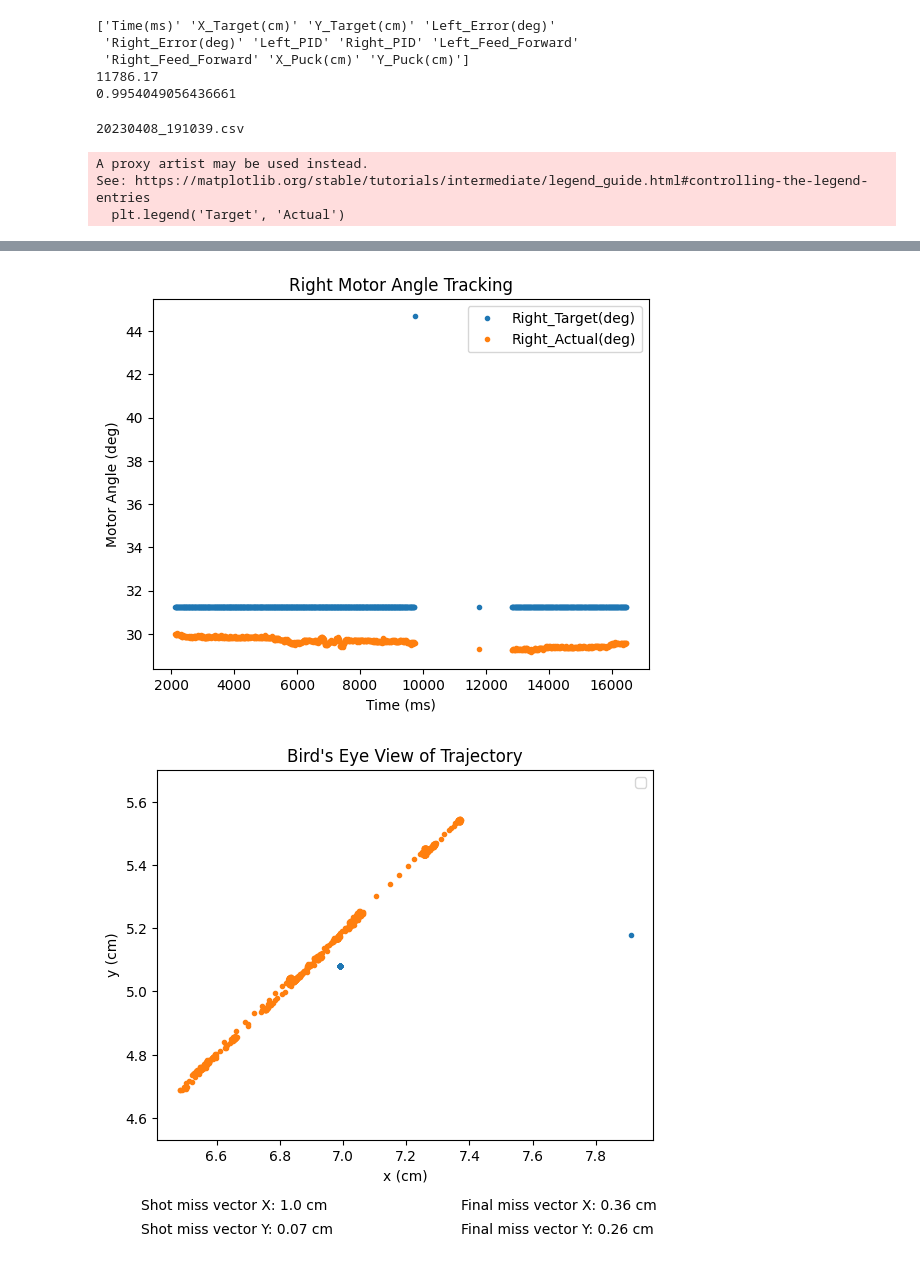
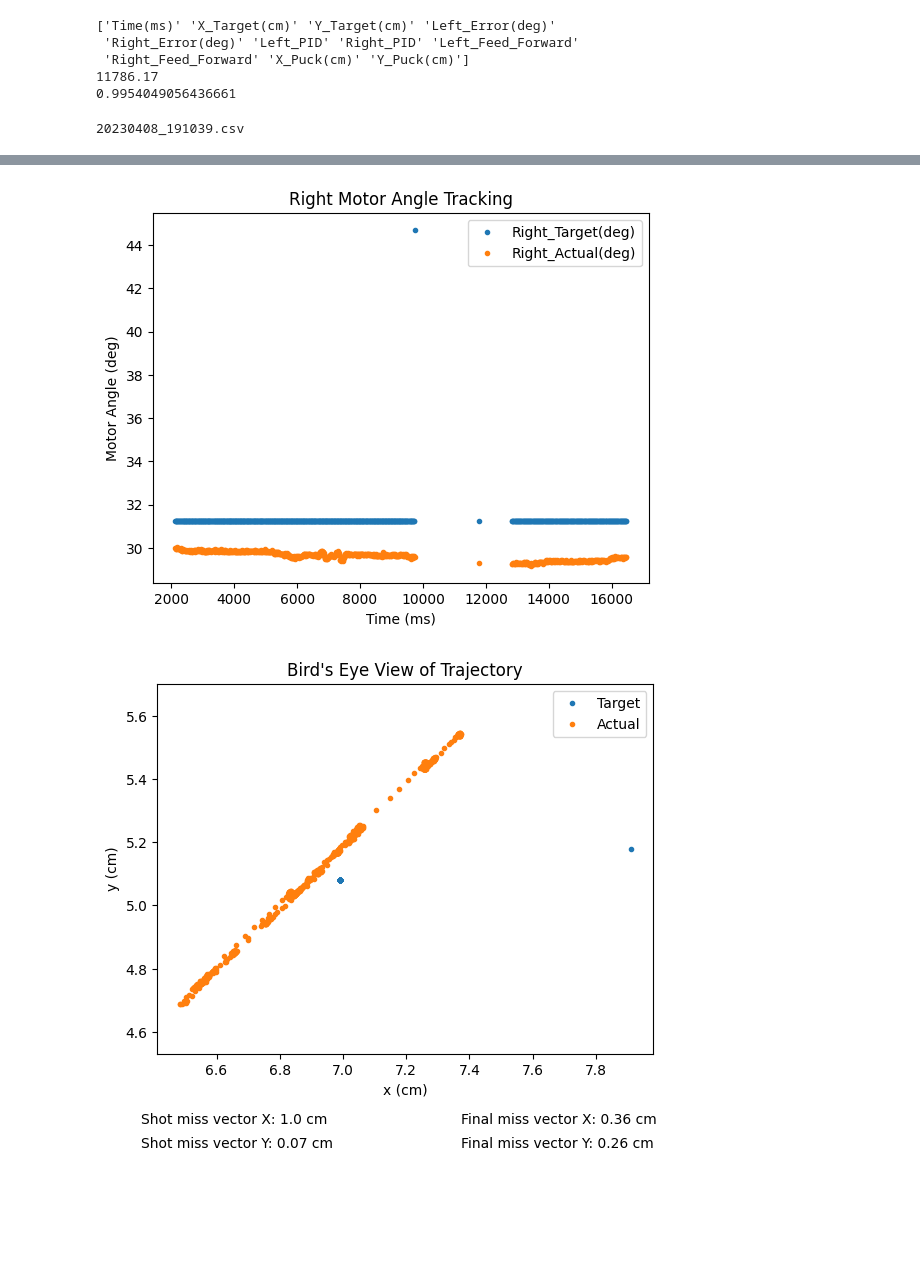
Before and after one commit to Air-Hockey-Robot/vision, a Jupyter notebook: analysis.ipynb, the cells around one changed output, grey strips where cells are left out. Drawn from its saved outputs; the diff is of its cells as text; code cells hidden in the pictures; blank space fills up the shorter version.

Commit message:
Fixed legend

```diff
--- a/analysis.ipynb
+++ b/analysis.ipynb
@@ -186,7 +186,7 @@ plt.figure()
 plt.plot(table['X_Target(cm)'], table['Y_Target(cm)'], marker='o', markersize=3, linestyle='none')
 plt.plot(table['X_Actual(cm)'], table['Y_Actual(cm)'], marker='o', markersize=3, linestyle='none')
 
-plt.legend('Target', 'Actual')
+plt.legend(['Target', 'Actual'])
 plt.axis('equal')
 plt.title("Bird's Eye View of Trajectory")
 plt.xlabel('x (cm)')
@@ -215,37 +215,34 @@ plt.xlabel('Time (ms)')
 plt.ylabel('Velocity (cm/s)')
 
 
 plt.figure()
 plt.plot(table['Time(ms)'], table['Y_Target_Velocity(cm/s)'], marker='.', linestyle='none')
 plt.plot(table['Time(ms)'], table['Y_Velocity(cm/s)'], marker='.', linestyle='none')
 plt.legend(['Target Y Vel', 'Measured Y Vel'])
 plt.title('Y Velocity')
 plt.xlabel('Time (ms)')
 plt.ylabel('Velocity (cm/s)')
 
 
 plt.figure()
 plt.plot(table['Time(ms)'], table['X_Puck(cm)'], marker='.', linestyle='none')
 plt.plot(table['Time(ms)'], table['Y_Puck(cm)'], marker='.', linestyle='none')
 plt.legend(['X', 'Y'])
 plt.title('Puck Position')
 plt.xlabel('Time (ms)')
 plt.ylabel('Position (cm)')
 
 print(most_recent_file)
 # %% [output]
 20230408_191039.csv
-A proxy artist may be used instead.
-See: https://matplotlib.org/stable/tutorials/intermediate/legend_guide.html#controlling-the-legend-entries
-  plt.legend('Target', 'Actual')
 [figure]
 [figure]
 [figure]
 [figure]
 [figure]
 [figure]
 [figure]
-[figure, old version]
+[figure, new version]
 [figure]
 [figure]
 [figure]
```
